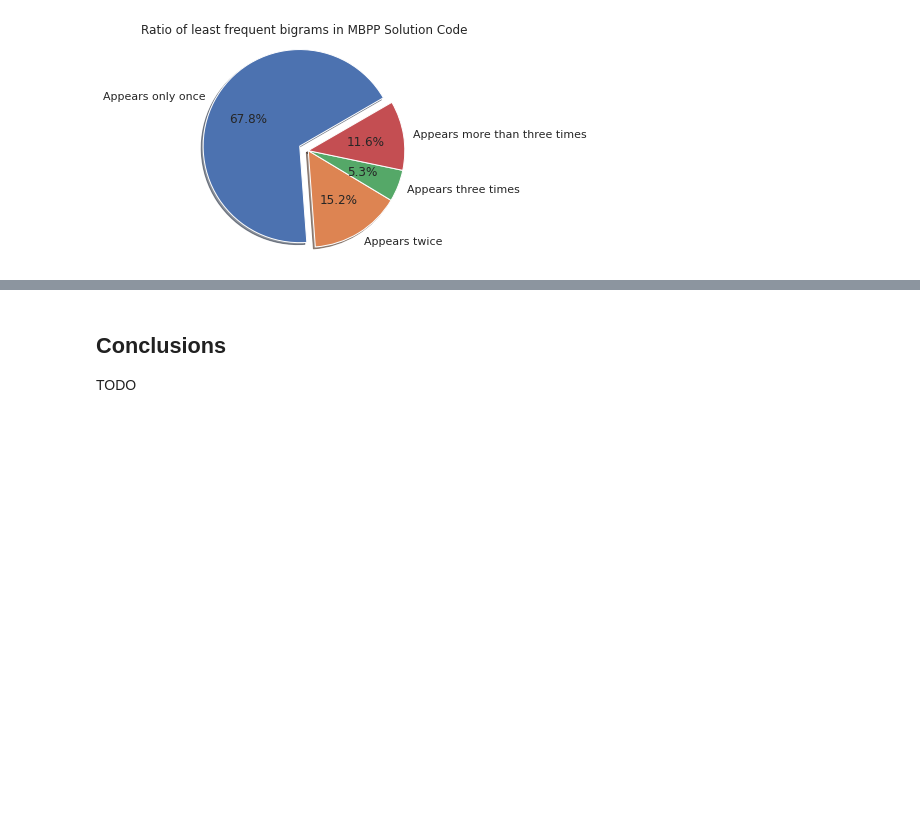
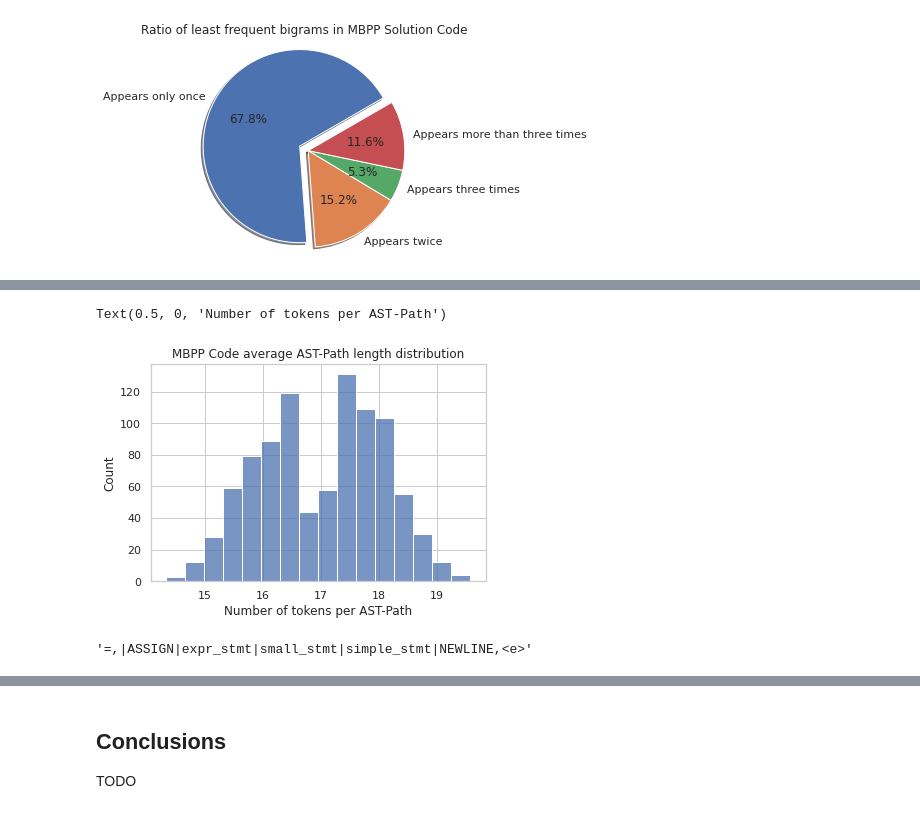
Before and after one commit to alejandro56664-2/final-project-intro-ds-2022-1, a Jupyter notebook: 3_eda/exploratory_data_analysis.ipynb, the cells around one changed output, grey strips where cells are left out. Cells and saved outputs as stored; diff of their text form; code cells hidden in the pictures; blank space fills up the shorter version.

```diff
--- a/3_eda/exploratory_data_analysis.ipynb
+++ b/3_eda/exploratory_data_analysis.ipynb
@@ -685,0 +810,9 @@ plot_ratio_infrequent_ngrams_pie('MBPP Solution Code', mbpp_code_top_n_bigrams)
+# %%
+# average path length
+mbpp_path_len_mean = mbpp_path_contexts_df['astpaths'].str.split().apply(lambda astpaths: [len(path.split(',')[1]) for path in astpaths]).map(lambda x: np.mean(x))
+ax = sns.histplot(data=mbpp_path_len_mean)
+ax.set_title('MBPP Code average AST-Path length distribution')
+ax.set_xlabel('Number of tokens per AST-Path')
+# %% [output]
+Text(0.5, 0, 'Number of tokens per AST-Path')
+[figure, added]
@@ -685,0 +839,4 @@ plot_ratio_infrequent_ngrams_pie('MBPP Solution Code', mbpp_code_top_n_bigrams)
+# %%
+transform_astpath('=,22|23|8|9|10,<e>', mbpp_node_types_dic)
+# %% [output]
+'=,|ASSIGN|expr_stmt|small_stmt|simple_stmt|NEWLINE,<e>'
```
Also changed, not shown: parts of 22 cells of this notebook, 7 other files.
